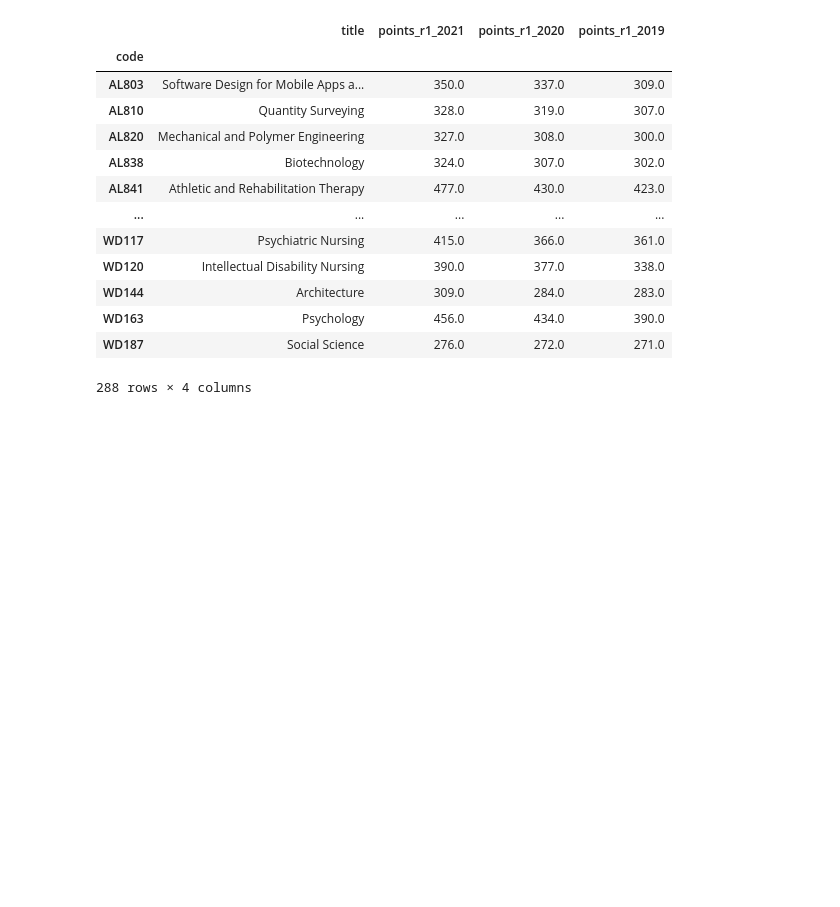
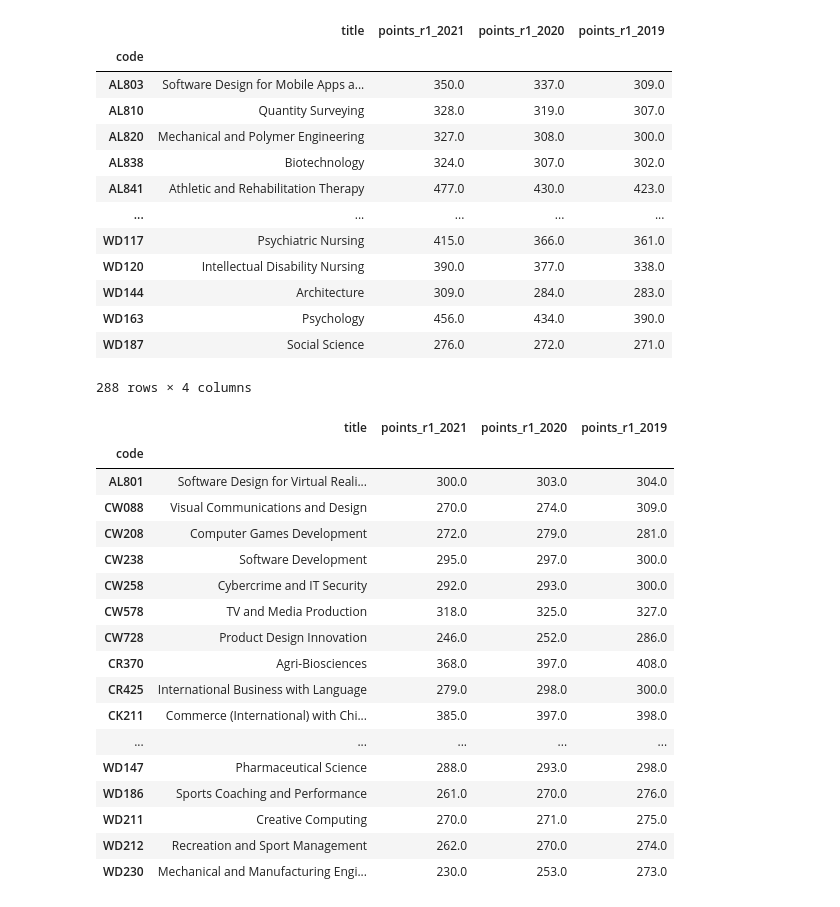
Before and after one commit to Trishmcc/Fundamentals-of-Data-Analytics, a Jupyter notebook: cao-points-analysis.ipynb, the cells around one changed output. Saved outputs shown, nothing was run; the diff lists cells and outputs as text; code cells hidden in the pictures; blank space fills up the shorter version.

```diff
--- a/cao-points-analysis.ipynb
+++ b/cao-points-analysis.ipynb
@@ -637,6 +638,29 @@ Points_increased_in_2020
 | WD163 | Psychology | 456.0 | 434.0 | 390.0 |
 | WD187 | Social Science | 276.0 | 272.0 | 271.0 |
 288 rows × 4 columns
+# %%
+Points_decreased = allcourses.where((allcourses["points_r1_2021"] < allcourses["points_r1_2020"]) & (allcourses["points_r1_2020"] < allcourses["points_r1_2019"]))
+Points_decreased = Points_decreased[Points_decreased['title'].notna()]
+Points_decreased
+# %% [output]
+|  | title | points_r1_2021 | points_r1_2020 | points_r1_2019 |
+| code |  |  |  |  |
+| AL801 | Software Design for Virtual Reali... | 300.0 | 303.0 | 304.0 |
+| CW088 | Visual Communications and Design | 270.0 | 274.0 | 309.0 |
+| CW208 | Computer Games Development | 272.0 | 279.0 | 281.0 |
+| CW238 | Software Development | 295.0 | 297.0 | 300.0 |
+| CW258 | Cybercrime and IT Security | 292.0 | 293.0 | 300.0 |
+| CW578 | TV and Media Production | 318.0 | 325.0 | 327.0 |
+| CW728 | Product Design Innovation | 246.0 | 252.0 | 286.0 |
+| CR370 | Agri-Biosciences | 368.0 | 397.0 | 408.0 |
+| CR425 | International Business with Language | 279.0 | 298.0 | 300.0 |
+| CK211 | Commerce (International) with Chi... | 385.0 | 397.0 | 398.0 |
+| ... | ... | ... | ... | ... |
+| WD147 | Pharmaceutical Science | 288.0 | 293.0 | 298.0 |
+| WD186 | Sports Coaching and Performance | 261.0 | 270.0 | 276.0 |
+| WD211 | Creative Computing | 270.0 | 271.0 | 275.0 |
+| WD212 | Recreation and Sport Management | 262.0 | 270.0 | 274.0 |
+| WD230 | Mechanical and Manufacturing Engi... | 230.0 | 253.0 | 273.0 |
 # %%
 # maincolleges = ['CK', 'MH', 'LM', 'DC', 'GA' 'TR', 'DN']
 # seperating the main colleges from all courses dataframe
```
Also changed, not shown: parts of 9 cells of this notebook.
